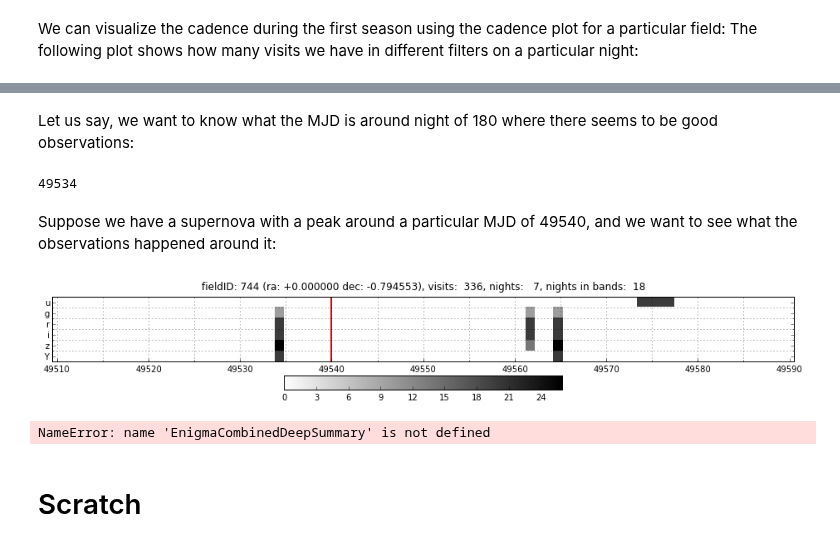
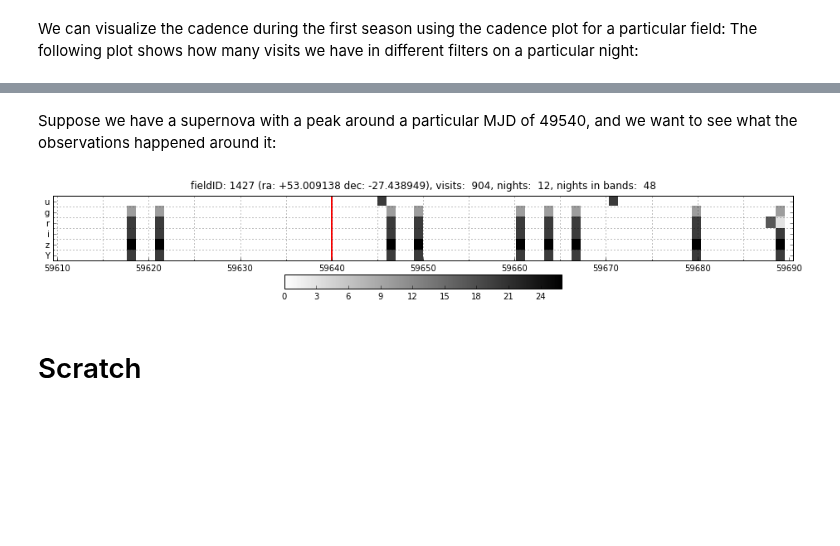
Before and after one commit to LSSTDESC/OpSimSummary, a Jupyter notebook: example/ExploringOpSimOutputs_new.ipynb, the cells around one changed output, grey strips where cells are left out. Cells and saved outputs as stored; diff of their text form; code cells hidden in the pictures; blank space fills up the shorter version.

```diff
--- a/example/ExploringOpSimOutputs_new.ipynb
+++ b/example/ExploringOpSimOutputs_new.ipynb
@@ -33,7 +33,7 @@ Here we will use the opsim output http://ops2.tuc.noao.edu/runs/enigma_1189/data
 I have downloaded this database, unzipped and use the variable dbname to point to its location
 # %%
 # Change dbname to point at your own location of the opsim output
-dbname = '/Users/rbiswas/data/LSST/OpSimData/enigma_1189_sqlite.db'
+dbname = '/Users/rbiswas/data/LSST/OpSimData/minion_1016_sqlite.db'
 opsdb = db.OpsimDatabase(dbname)
 propID, propTags = opsdb.fetchPropInfo()
 DD = propTags['DD'][0]
@@ -63,5 +71,5 @@ If we knew ahead of time the proposal ID, then we could have done this quicker u
 # %%
-EnigmaDeep_direct = pd.read_sql_query('SELECT * FROM SUMMARY WHERE PROPID is 366', engine, index_col='obsHistID')
+OpSim_Deep = pd.read_sql_query('SELECT * FROM SUMMARY WHERE PROPID is ' + str(DD), engine, index_col='obsHistID')
 # %% [markdown]
 We can also sub-select this from the all-encompassing Summay Table. This can be done in two way:
 # %% [markdown]
@@ -78,3 +79,6 @@ EnigmaDeep_direct.query('fieldID == 290').expMJD.size
+# %%
+OpSimDeepSummary = so.SummaryOpsim(OpSim_Deep)
+OpSimCombinedSummary = so.SummaryOpsim(OpSim_combined)
 # %%
 fig = plt.figure(figsize=(10, 5))
 ax = fig.add_subplot(111, projection='mollweide');
@@ -142,20 +119,10 @@ fig_SecondSeason, SecondSeasonCadence = EnigmaDeepSummary.cadence_plot(fieldList
-# %% [markdown]
-Let us say, we want to know what the MJD is around night of 180 where there seems to be good observations:
-# %%
-print so.SummaryOpsim.mjdvalfornight(night=181)
-# %% [output]
-49534
 # %% [markdown]
 Suppose we have a supernova with a peak around a particular MJD of 49540, and we want to see what the observations happened around it:
 # %%
-fig_SN, SN_matrix = EnigmaDeepSummary.cadence_plot(fieldList[0], observedOnly=False, mjd_center=49540., mjd_range=[-30., 50.])
+SN = OpSimDeepSummary.cadence_plot(summarydf=OpSimDeepSummary.df, fieldID=1427, #racol='fieldRA', deccol='fieldDec',
+                                                  observedOnly=False, mjd_center=59640., mjd_range=[-30., 50.])
 # ax = plt.gca()
 # ax.axvline(49540, color='r', lw=2.)
 # ax.xaxis.get_major_formatter().set_useOffset(False)
 # %% [output]
-[figure, old version]
+[figure, new version]
-# %%
-fig3 = EnigmaCombinedSummary.cadence_plot(fieldList[2], observedOnly=True)
-fig3 = EnigmaSummary.cadence_plot(fieldList[2], observedOnly=True)
-# %% [output]
-NameError: name 'EnigmaCombinedDeepSummary' is not defined
```
Also changed, not shown: parts of 29 cells of this notebook, 2 other files.
